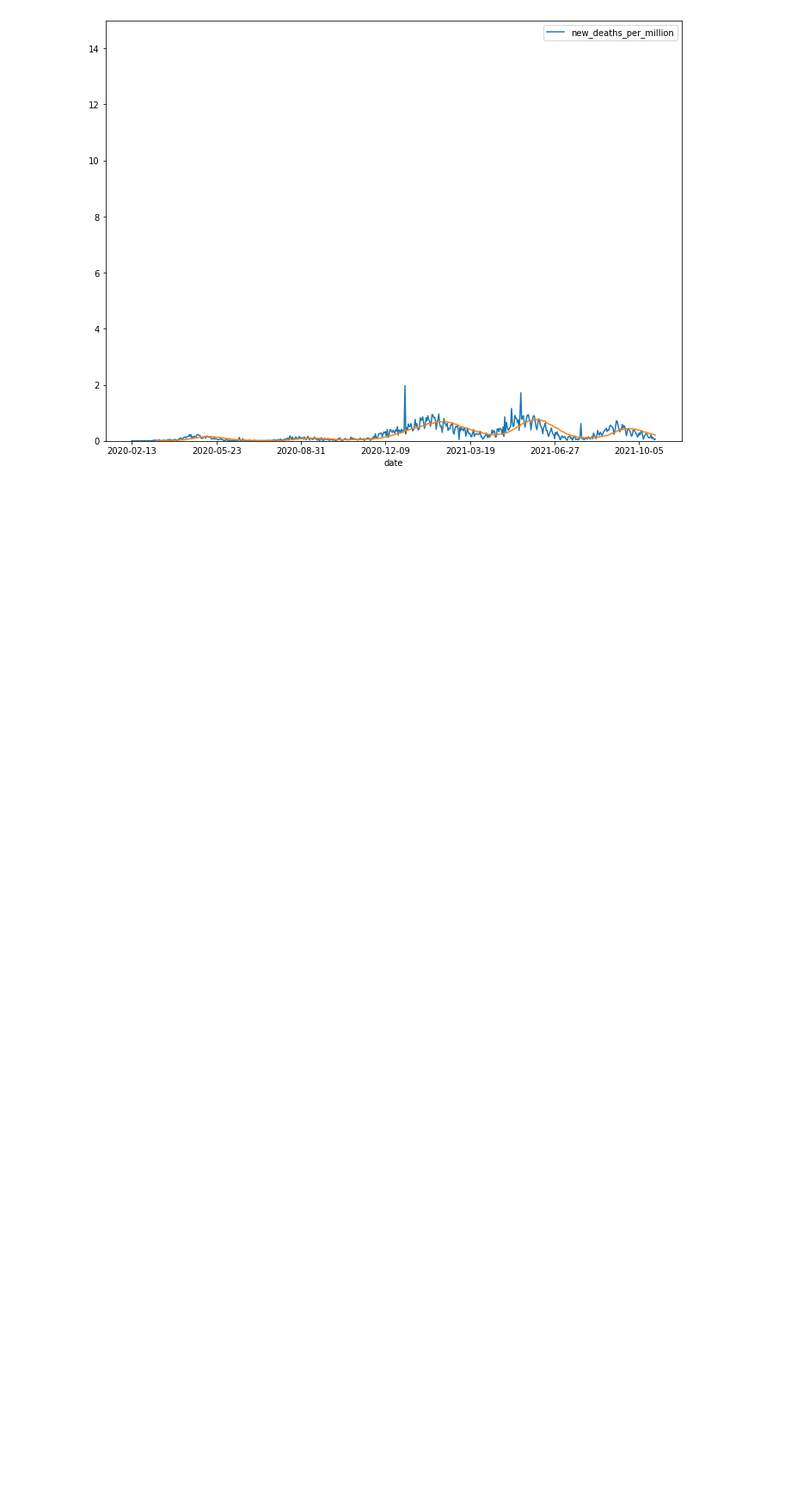
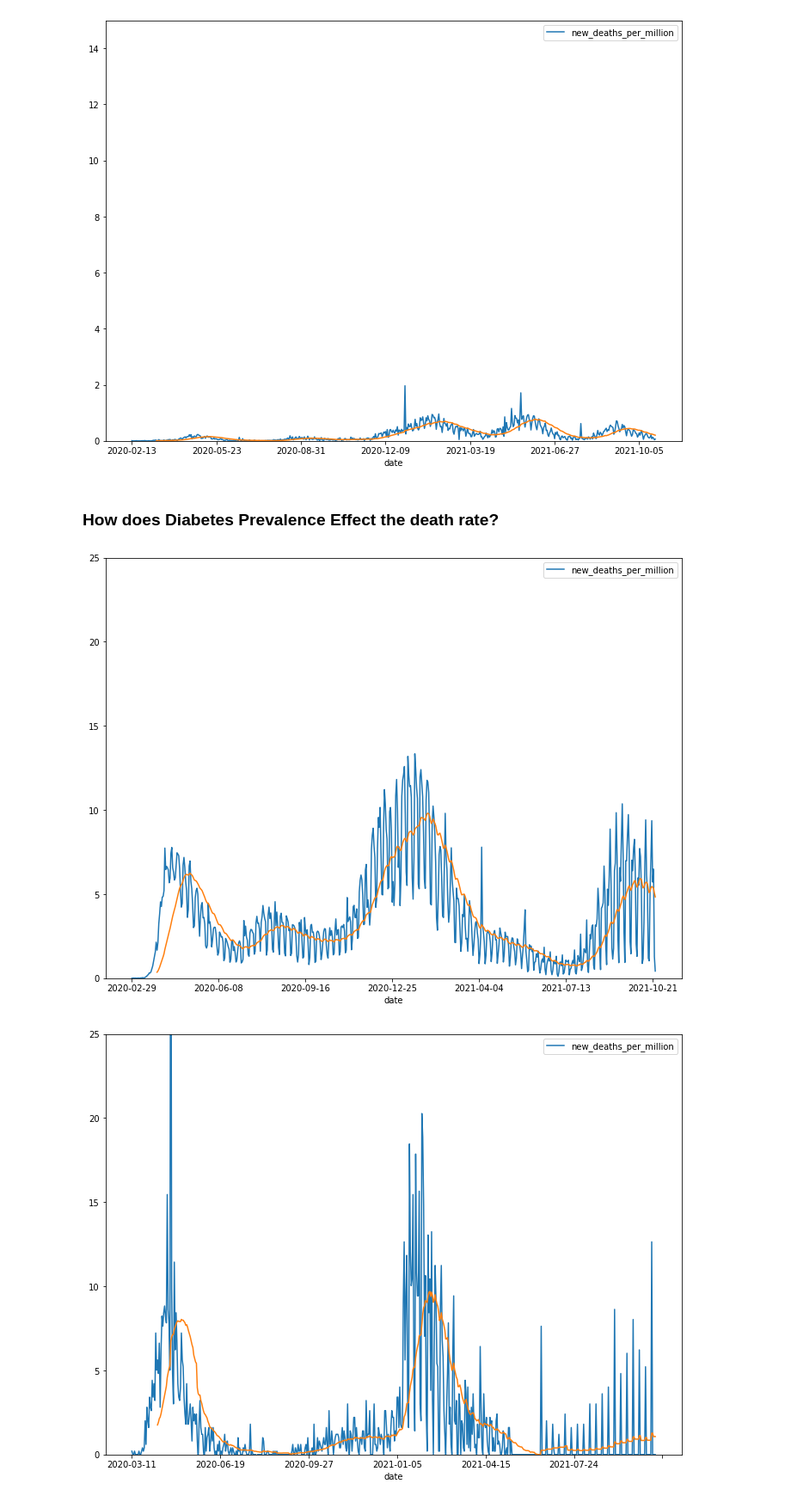
Before and after one commit to ProsperChuks/COVID-19-Data-Analysis, a Jupyter notebook: covid_.ipynb, the cells around one changed output. Shown at 86% size. Saved outputs shown, nothing was run; the diff lists cells and outputs as text; code cells hidden in the pictures; blank space fills up the shorter version.

Commit message:
diabetes prevalence effect on death rate

```diff
--- a/covid_.ipynb
+++ b/covid_.ipynb
@@ -56,3 +56,11 @@ country_plot('new_deaths_per_million', 'Japan', True, 15)
 [figure]
 [figure]
 [figure]
+# %% [markdown]
+### How does Diabetes Prevalence Effect the death rate?
+# %%
+country_plot('new_deaths_per_million', 'United States', True, 25)
+country_plot('new_deaths_per_million', 'Ireland', True, 25)
+# %% [output]
+[figure, added]
+[figure, added]
```
